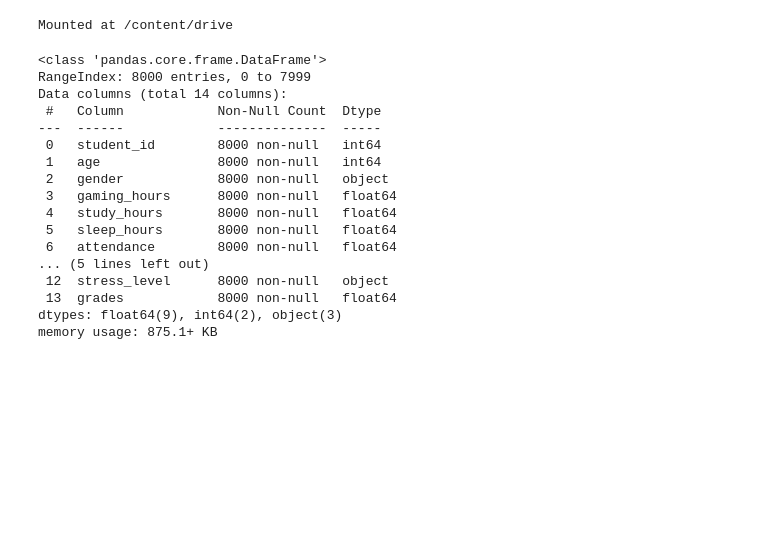
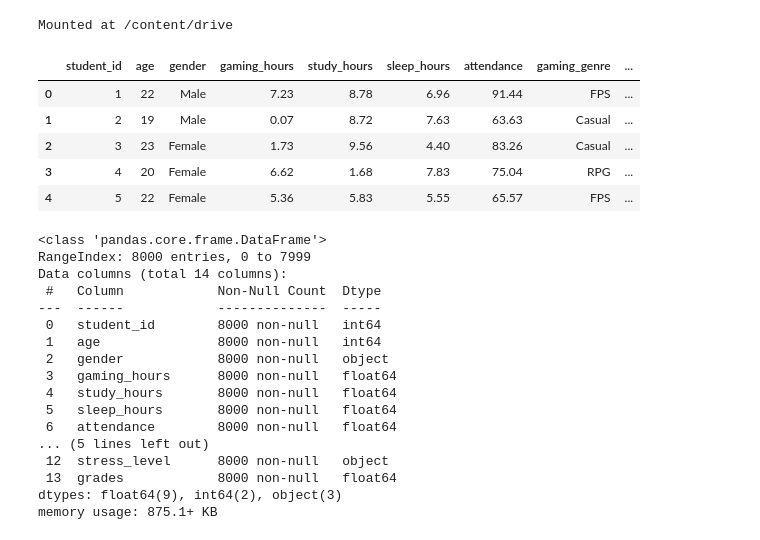
Before and after one commit to ty202503149-aming/MIT_django_analytics_project, a Jupyter notebook: gaming_academic_performances_testing.ipynb, the cells around one changed output. Cells and saved outputs as stored; diff of their text form; code cells hidden in the pictures; blank space fills up the shorter version.

```diff
--- a/gaming_academic_performances_testing.ipynb
+++ b/gaming_academic_performances_testing.ipynb
@@ -7,6 +7,15 @@ drive.mount('/content/drive')
 Mounted at /content/drive
 # %%
 import pandas as pd
+# %%
+df.head()
+# %% [output]
+|  | student_id | age | gender | gaming_hours | study_hours | sleep_hours | attendance | gaming_genre | ... |
+| 0 | 1 | 22 | Male | 7.23 | 8.78 | 6.96 | 91.44 | FPS | ... |
+| 1 | 2 | 19 | Male | 0.07 | 8.72 | 7.63 | 63.63 | Casual | ... |
+| 2 | 3 | 23 | Female | 1.73 | 9.56 | 4.40 | 83.26 | Casual | ... |
+| 3 | 4 | 20 | Female | 6.62 | 1.68 | 7.83 | 75.04 | RPG | ... |
+| 4 | 5 | 22 | Female | 5.36 | 5.83 | 5.55 | 65.57 | FPS | ... |
 # %%
 path = "/content/drive/MyDrive/AL_RAJAB_AMING_TESTING_FINAL_EXAM/Gaming_Academic_Performance.csv"
 
```
